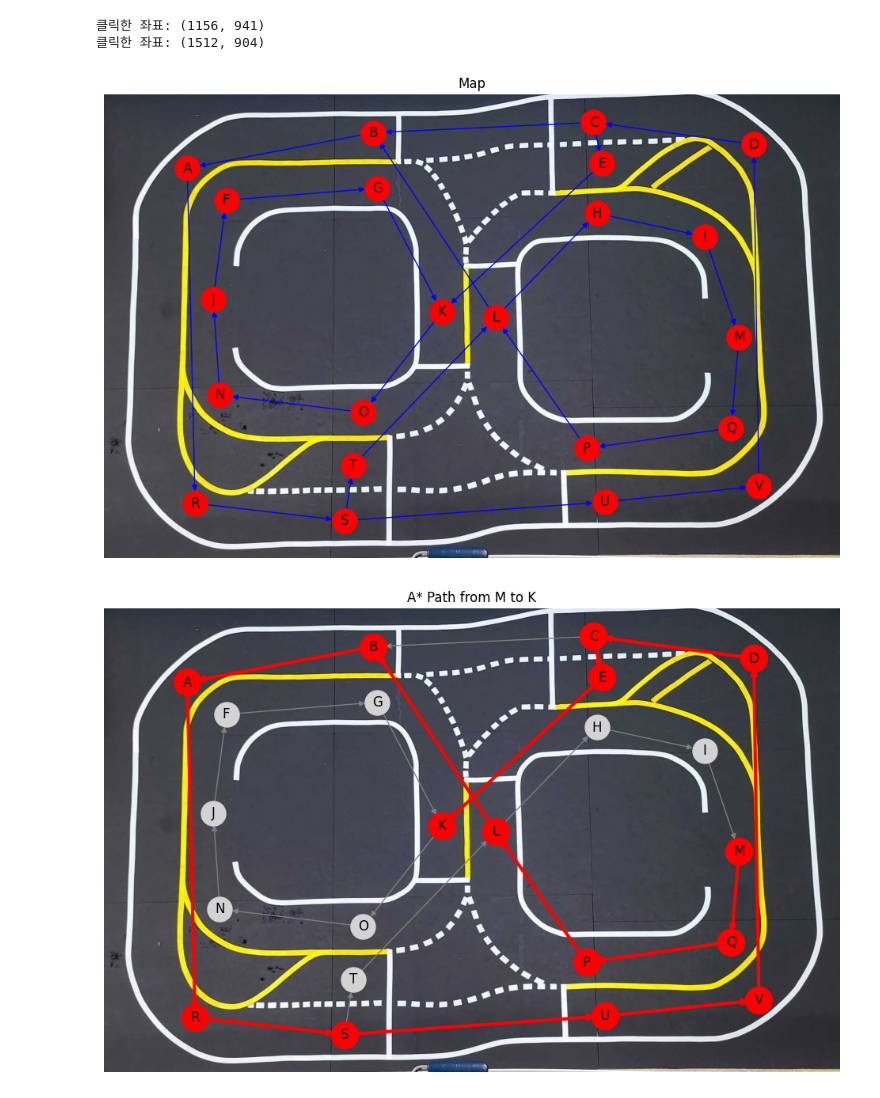
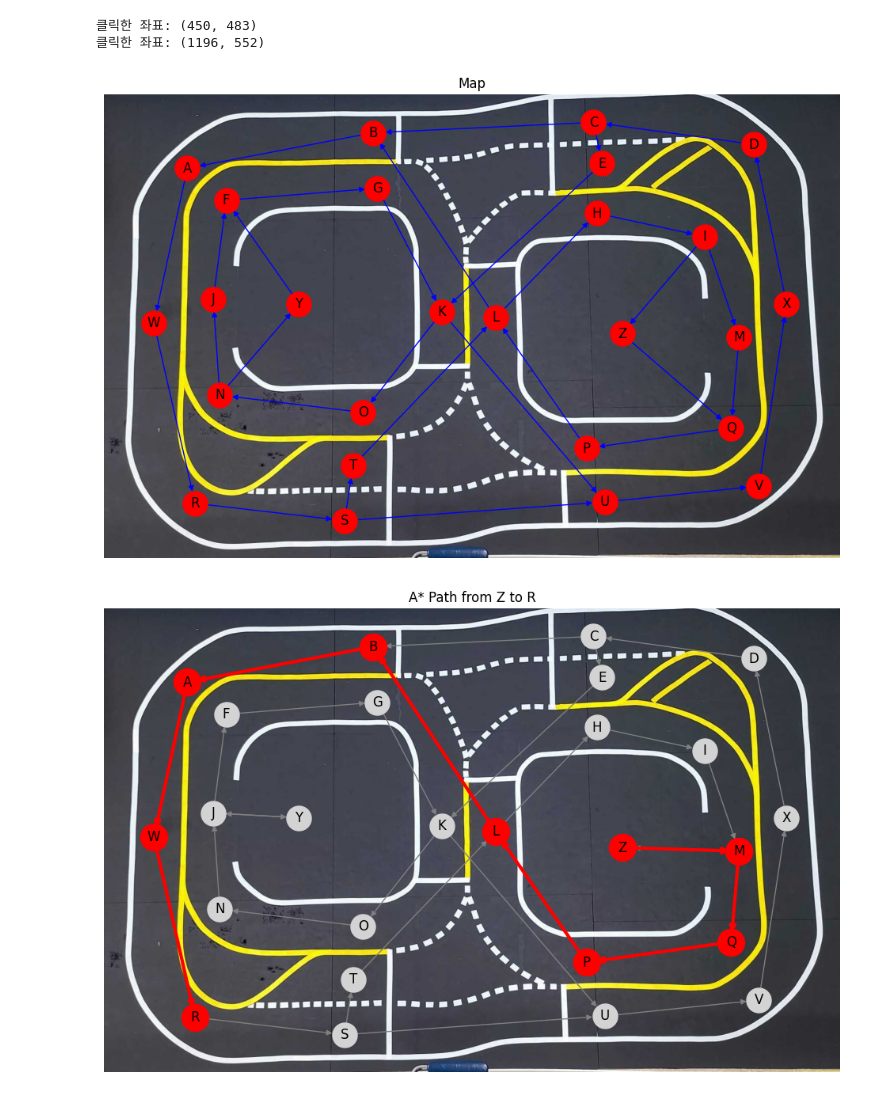
Before and after one commit to addinedu-ros-8th/ros-repo-5, a Jupyter notebook: admin/src/controll_server_package/controll_server_pkg/controll_server_pkg/test.ipynb, the cells around one changed output. Drawn from its saved outputs; the diff is of its cells as text; code cells hidden in the pictures.

```diff
--- a/admin/src/controll_server_package/controll_server_pkg/controll_server_pkg/test.ipynb
+++ b/admin/src/controll_server_package/controll_server_pkg/controll_server_pkg/test.ipynb
@@ -10,7 +10,7 @@ def mouse_callback(event, x, y, flags, param):
         print(f"클릭한 좌표: ({x}, {y})")
 
 # 이미지 경로 설정
-image_path = '/Users/wjsong/dev_ws/ros-repo-5/admin/src/ai_server/ai_train/dataset/final_map.jpg'
+image_path = '/home/pepsi/Downloads/final_map.jpg'
 image = cv2.imread(image_path)
 
 cv2.imshow("test", image)
@@ -19,8 +19,8 @@ cv2.setMouseCallback("test", mouse_callback)
 cv2.waitKey(0)
 cv2.destroyAllWindows()
 # %% [output]
-클릭한 좌표: (1156, 941)
-클릭한 좌표: (1512, 904)
+클릭한 좌표: (450, 483)
+클릭한 좌표: (1196, 552)
 # %%
 # 1. 원본 맵 이미지 불러오기
 img_path = "/home/pepsi/Downloads/final_map.jpg"
@@ -30,20 +30,20 @@ img = cv2.cvtColor(img, cv2.COLOR_BGR2RGB)
 # 2. 그래프 정의
 G = nx.DiGraph()
 G.add_edges_from([
-    ('A', 'R'), ('B', 'A'), ('C', 'B'), ('C', 'E'), ('E', 'K'), ('D', 'C'),
+    ('A', 'W'), ('W', 'R'), ('B', 'A'), ('C', 'B'), ('C', 'E'), ('E', 'K'), ('D', 'C'),
     ('F', 'G'), ('G', 'K'), ('H', 'I'), ('I', 'M'),
-    ('J', 'F'), ('K', 'O'), ('L', 'B'), ('L', 'H'), ('M', 'Q'), ('Q', 'P'),
+    ('N', 'Y'), ('Y', 'F'),('J', 'F'), ('K', 'U'), ('K', 'O'), ('L', 'B'), ('L', 'H'), ('I', 'Z'), ('Z', 'Q'), ('M', 'Q'), ('Q', 'P'),
     ('N', 'J'), ('O', 'N'), ('P', 'L'), ('P', 'L'),
-    ('R', 'S'), ('S', 'T'), ('S', 'U'), ('T', 'L'), ('U', 'V'), ('V', 'D')
+    ('R', 'S'), ('S', 'T'), ('S', 'U'), ('T', 'L'), ('U', 'V'), ('V', 'X'), ('X', 'D')
 ])
 
 # 3. 노드 위치 설정 (두 번째 이미지 기준 좌표)
 positions = {
-    "A": (192, 170), "B": (621, 88), "C": (1130, 64), "D": (1500, 115), "E": (1150, 159),
+    "A": (192, 170), "B": (621, 88), "C": (1130, 64), "D": (1500, 115), "E": (1150, 159), "W": (115, 528),
     "F": (282, 244), "G": (631, 216), "H": (1138, 274), "I": (1387, 328),
-    "J": (252, 472), "K": (780, 502), "L": (904, 515), "M": (1466, 560),
+    "J": (252, 472), "K": (780, 502), "L": (904, 515), "M": (1466, 560), "Y": (450, 483), "Z": (1196, 552),
     "N": (267, 694), "O": (598, 734), "P": (1114, 817), "Q": (1448, 770),
-    "R": (210, 944), "S": (555, 984), "T": (575, 857), "U": (1156, 941), "V": (1512, 904)
+    "R": (210, 944), "S": (555, 984), "T": (575, 857), "U": (1156, 941), "V": (1512, 904), "X": (1576, 484),
 }
 
 # 4. 이미지와 그래프 함께 표시
@@ -54,42 +54,42 @@ plt.axis('off')
 plt.title("Map")
 plt.show()
 # %% [output]
-[figure, old version]
+[figure, new version]
 # %%
 # 4. 휴리스틱 함수 (유클리디안 거리)
 def heuristic(n1, n2):
     x1, y1 = positions[n1]
     x2, y2 = positions[n2]
     return np.hypot(x2 - x1, y2 - y1)
 
 # 5. 가중치 추가 (거리 기반)
 for u, v in G.edges:
     dist = heuristic(u, v)
     G[u][v]['weight'] = dist
 
 # 6. 출발지와 목적지 설정
-start_node = "M"
-end_node = "K"
+start_node = "Z"
+end_node = "R"
 
 # 7. A* 알고리즘으로 최단 경로 찾기
 path = nx.astar_path(G, start_node, end_node, heuristic=heuristic)
 
 # 8. 경로 시각화
 plt.figure(figsize=(12, 8))
 plt.imshow(img)
 
 # 전체 그래프 표시
 nx.draw(G, pos=positions, with_labels=True, node_color='lightgray', edge_color='gray', node_size=500, font_color='black')
 
 # 최단 경로 강조
 path_edges = list(zip(path, path[1:]))
 nx.draw_networkx_nodes(G, pos=positions, nodelist=path, node_color='red', node_size=600)
 nx.draw_networkx_edges(G, pos=positions, edgelist=path_edges, edge_color='red', width=3)
 
 plt.axis('off')
 plt.title(f"A* Path from {start_node} to {end_node}")
 plt.show()
 # %% [output]
-[figure, old version]
+[figure, new version]
 # %%
 marker_positions = {
```
Also changed, not shown: parts of 2 cells of this notebook, 6 other files.
